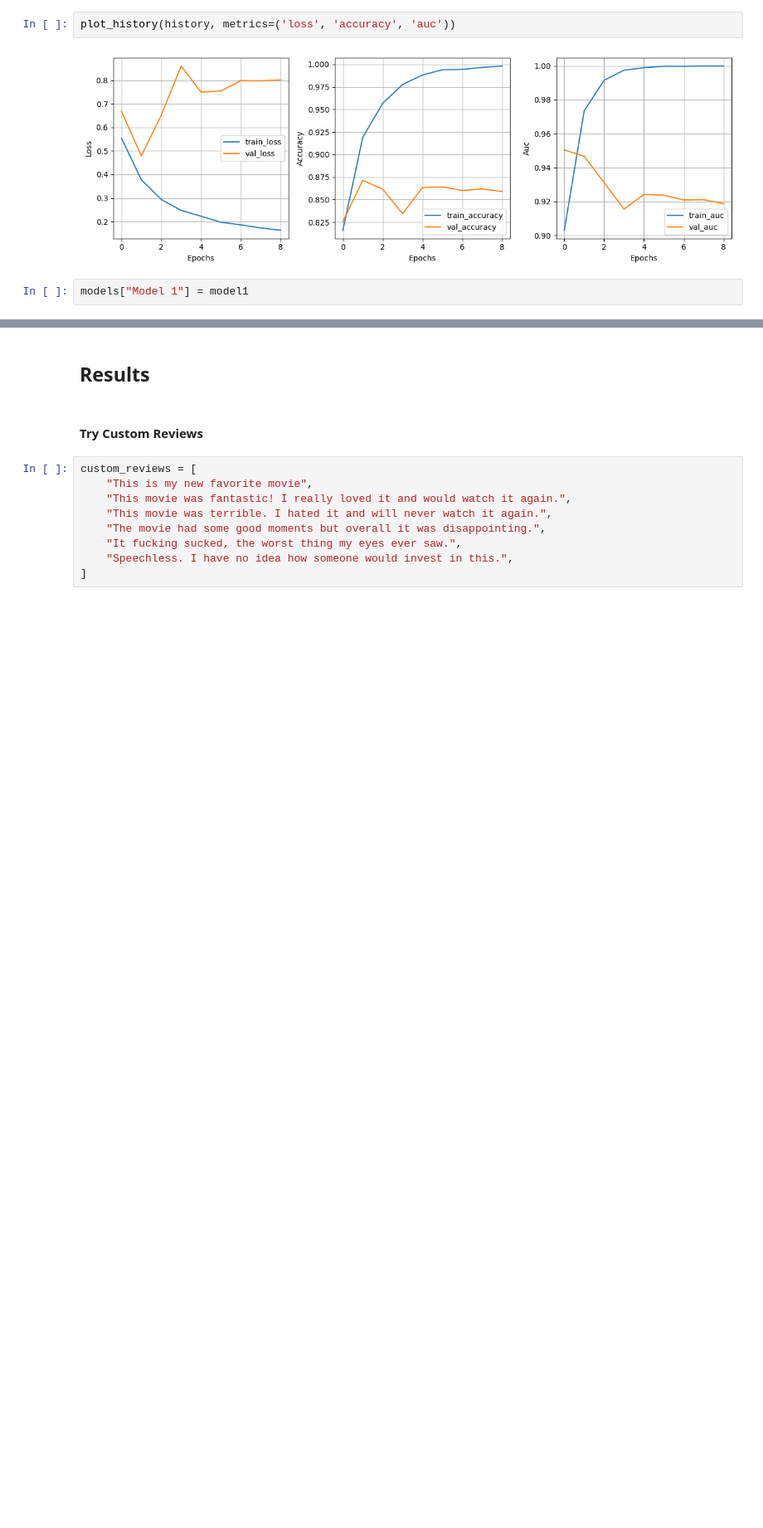
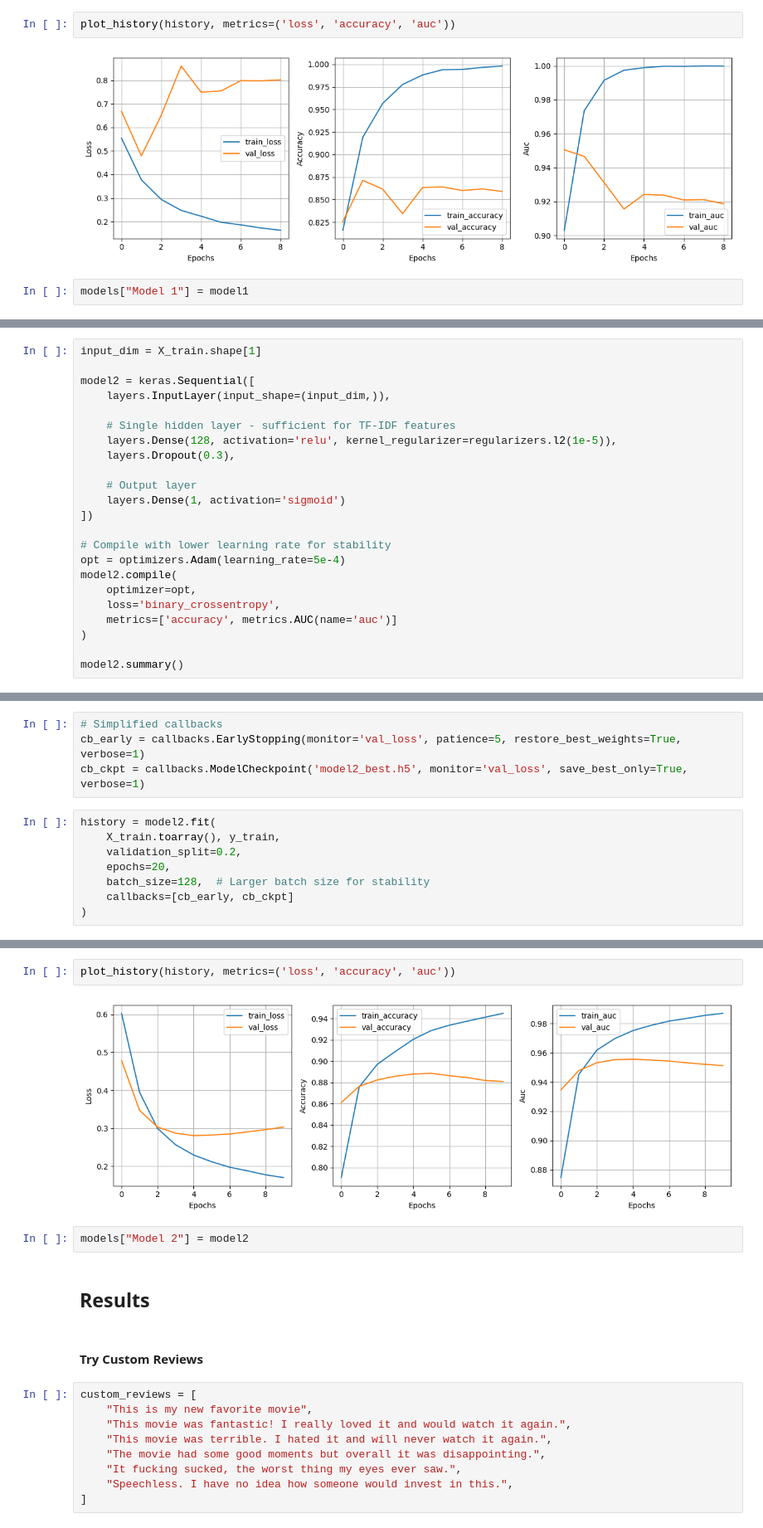
Before and after one commit to FranzCastillo/NLP-Tweets-Sentiment-Analysis-DL-Models, a Jupyter notebook: workspace/app.ipynb, the cells around one changed output, grey strips where cells are left out. Shown at 83% size. Cells and saved outputs as stored; diff of their text form; blank space fills up the shorter version.

```diff
--- a/workspace/app.ipynb
+++ b/workspace/app.ipynb
@@ -408,0 +413,23 @@ models["Model 1"] = model1
+# %%
+input_dim = X_train.shape[1]
+
+model2 = keras.Sequential([
+    layers.InputLayer(input_shape=(input_dim,)),
+
+    # Single hidden layer - sufficient for TF-IDF features
+    layers.Dense(128, activation='relu', kernel_regularizer=regularizers.l2(1e-5)),
+    layers.Dropout(0.3),
+
+    # Output layer
+    layers.Dense(1, activation='sigmoid')
+])
+
+# Compile with lower learning rate for stability
+opt = optimizers.Adam(learning_rate=5e-4)
+model2.compile(
+    optimizer=opt,
+    loss='binary_crossentropy',
+    metrics=['accuracy', metrics.AUC(name='auc')]
+)
+
+model2.summary()
@@ -408,0 +452,12 @@ models["Model 1"] = model1
+# %%
+# Simplified callbacks
+cb_early = callbacks.EarlyStopping(monitor='val_loss', patience=5, restore_best_weights=True, verbose=1)
+cb_ckpt = callbacks.ModelCheckpoint('model2_best.h5', monitor='val_loss', save_best_only=True, verbose=1)
+# %%
+history = model2.fit(
+    X_train.toarray(), y_train,
+    validation_split=0.2,
+    epochs=20,
+    batch_size=128,  # Larger batch size for stability
+    callbacks=[cb_early, cb_ckpt]
+)
@@ -409,3 +486,9 @@ models["Model 1"] = model1
+# %%
+plot_history(history, metrics=('loss', 'accuracy', 'auc'))
+# %% [output]
+[figure, added]
+# %%
+models["Model 2"] = model2
 # %% [markdown]
 ## Results
 # %% [markdown]
```
Also changed, not shown: parts of 5 cells of this notebook.
